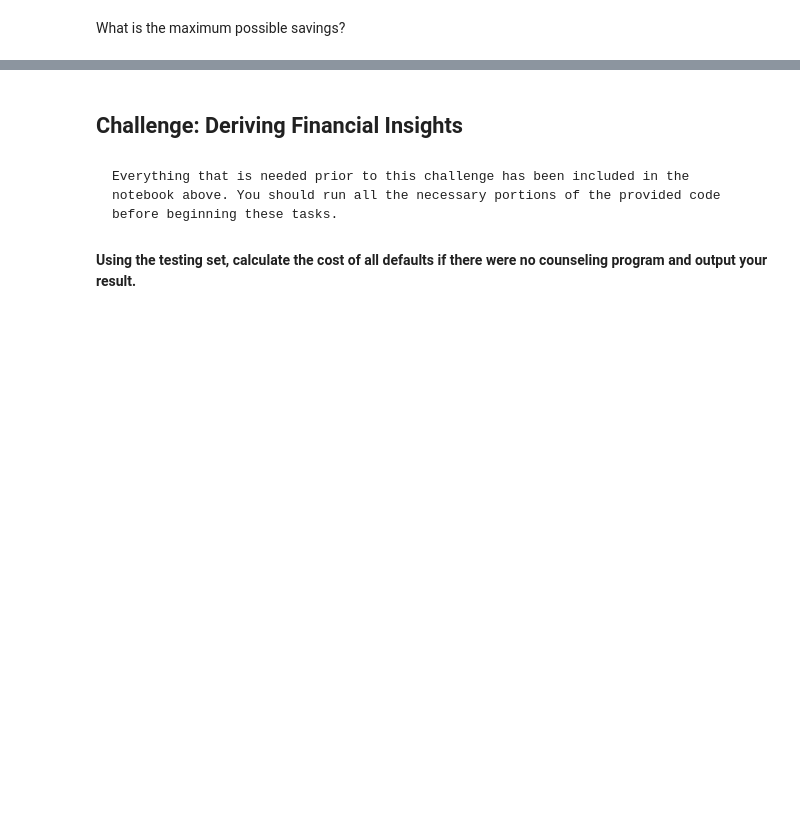
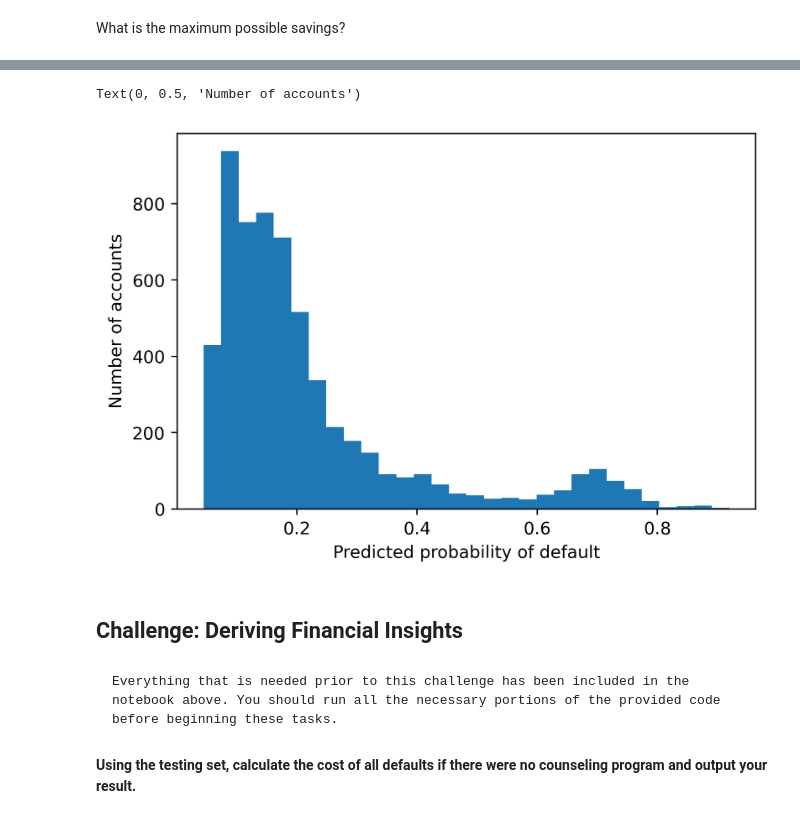
Before and after one commit to anmolpant/Technocolabs-ML-Internship, a Jupyter notebook: Mini Tasks/Mini Task 2/Deriving_Financial_Insights/Deriving_Financial_Insights.ipynb, the cells around one changed output, grey strips where cells are left out. Cells and saved outputs as stored; diff of their text form; code cells hidden in the pictures; blank space fills up the shorter version.

```diff
--- a/Mini Tasks/Mini Task 2/Deriving_Financial_Insights/Deriving_Financial_Insights.ipynb
+++ b/Mini Tasks/Mini Task 2/Deriving_Financial_Insights/Deriving_Financial_Insights.ipynb
@@ -714,3 +730,10 @@ net_savings[max_savings_ix]
+# %%
+plt.hist(y_test_all_predict_proba[:,1], bins=30)
+plt.xlabel('Predicted probability of default')
+plt.ylabel('Number of accounts')
+# %% [output]
+Text(0, 0.5, 'Number of accounts')
+[figure, added]
 # %% [markdown]
 ## Challenge: Deriving Financial Insights
 # %% [markdown]
```
Also changed, not shown: parts of 7 cells of this notebook.
